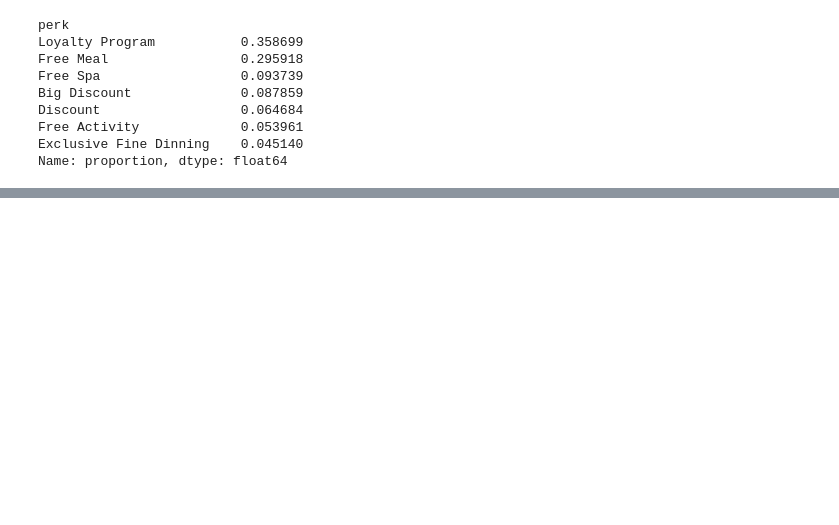
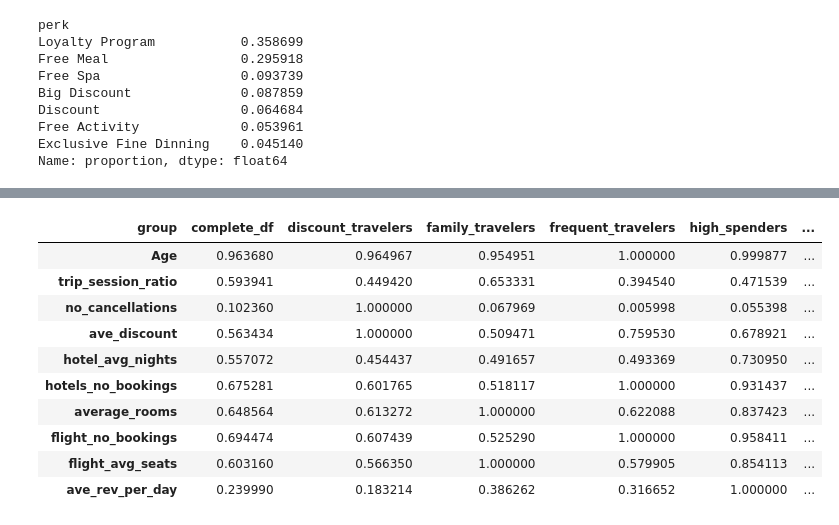
Before and after one commit to ka-katrin/TravelTide_Clustering, a Jupyter notebook: 06Group_Analysis.ipynb, the cells around one changed output, grey strips where cells are left out. Cells and saved outputs as stored; diff of their text form; code cells hidden in the pictures; blank space fills up the shorter version.

```diff
--- a/06Group_Analysis.ipynb
+++ b/06Group_Analysis.ipynb
@@ -314,0 +324,17 @@ df.to_csv('groups_data/complete_df.csv', index=False)
+# %%
+# data for visualisations
+result = df.groupby('group')[['Age','trip_session_ratio', 'no_cancellations','ave_discount','hotel_avg_nights','hotels_no_bookings','average_rooms', 'flight_no_bookings','flight_avg_seats','ave_rev_per_day']].mean()
+
+(result.div(result.max(axis=0), axis=1)).T #normalize -> max value = 1
+# %% [output]
+| group | complete_df | discount_travelers | family_travelers | frequent_travelers | high_spenders | ... |
+| Age | 0.963680 | 0.964967 | 0.954951 | 1.000000 | 0.999877 | ... |
+| trip_session_ratio | 0.593941 | 0.449420 | 0.653331 | 0.394540 | 0.471539 | ... |
+| no_cancellations | 0.102360 | 1.000000 | 0.067969 | 0.005998 | 0.055398 | ... |
+| ave_discount | 0.563434 | 1.000000 | 0.509471 | 0.759530 | 0.678921 | ... |
+| hotel_avg_nights | 0.557072 | 0.454437 | 0.491657 | 0.493369 | 0.730950 | ... |
+| hotels_no_bookings | 0.675281 | 0.601765 | 0.518117 | 1.000000 | 0.931437 | ... |
+| average_rooms | 0.648564 | 0.613272 | 1.000000 | 0.622088 | 0.837423 | ... |
+| flight_no_bookings | 0.694474 | 0.607439 | 0.525290 | 1.000000 | 0.958411 | ... |
+| flight_avg_seats | 0.603160 | 0.566350 | 1.000000 | 0.579905 | 0.854113 | ... |
+| ave_rev_per_day | 0.239990 | 0.183214 | 0.386262 | 0.316652 | 1.000000 | ... |
```
Also changed, not shown: parts of 10 cells of this notebook, 2 other files.
